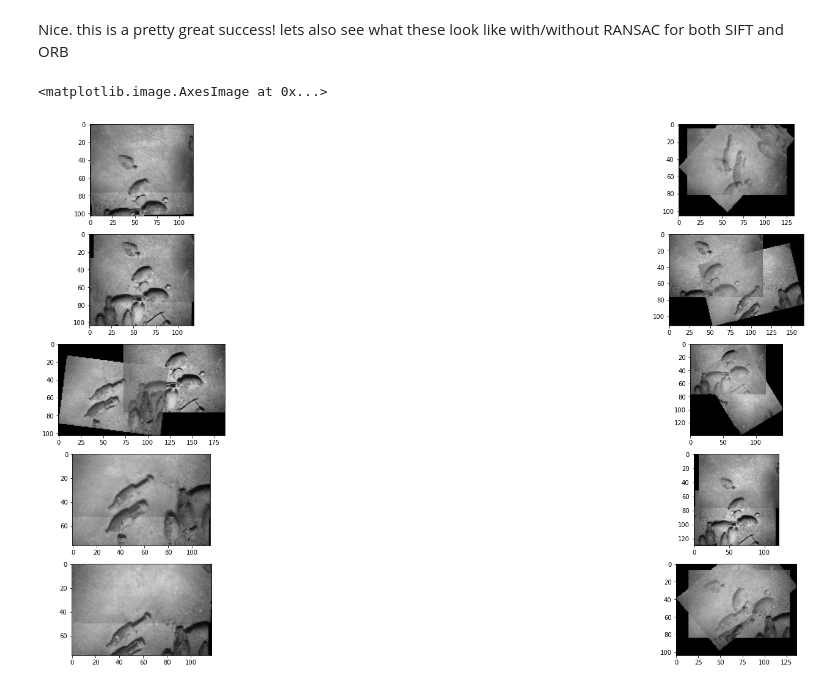
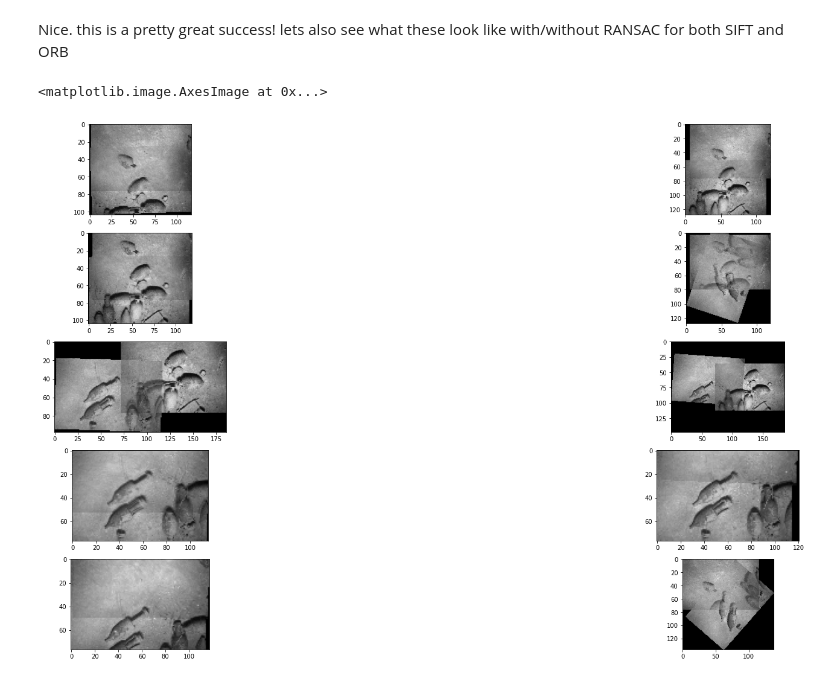
Before and after one commit to JGittles/EECE7150, a Jupyter notebook: HW3/hw3.ipynb, the cells around one changed output. Saved outputs shown, nothing was run; the diff lists cells and outputs as text; code cells hidden in the pictures.

```diff
--- a/HW3/hw3.ipynb
+++ b/HW3/hw3.ipynb
@@ -213,7 +217,7 @@ def mainfunc(image_paths,RANSAC=True,sift=True,matchpts=50):
     for image in image_paths:
         img = cv2.imread(image)
         img=cv2.cvtColor(img, cv2.COLOR_BGR2RGB)
-        img = cv2.resize(img, (0,0), fx=.2, fy=.2)
+        img = cv2.resize(img, (0,0), fx=.5, fy=.5)
         Panorama["panopart"].append({"img":img,"H":H})
     # next, lets use our existing feature detector to calculate homographies for each image as well as shift the entire set for -x shifts
     # as well as relating all secondary neighbors of our central image back to the center image (composite homographies)
@@ -266,31 +270,31 @@ Nice. this is a pretty great success! lets also see what these look like with/wi
 # %%
 # image_paths=['6images/1.tif','6images/2.tif','6images/3.tif','6images/4.tif','6images/5.tif','6images/6.tif']
 p1=['6Images/1.tif','6Images/2.tif']
 p2=['6Images/2.tif','6Images/3.tif']
 p3=['6Images/3.tif','6Images/4.tif']
 p4=['6Images/4.tif','6Images/5.tif']
 p5=['6Images/5.tif','6Images/6.tif']
 p6=['6Images/1.tif','6Images/3.tif']
-p7=['6Images/1.tif','6Images/4.tif']
-p8=['6Images/1.tif','6Images/5.tif']
-p9=['6Images/1.tif','6Images/6.tif']
-p10=['6Images/2.tif','6Images/4.tif']
+p7=['6Images/2.tif','6Images/4.tif']
+p8=['6Images/3.tif','6Images/5.tif']
+p9=['6Images/4.tif','6Images/6.tif']
+p10=['6Images/1.tif','6Images/4.tif']
 pref = "6images/"
 figure, ax = plt.subplots(5, 2, figsize=(32, 16))
-pts=4000
+pts=500
 ax[0,0].imshow(mainfunc(p1,matchpts=pts))
 ax[0,1].imshow(mainfunc(p6,matchpts=pts))
 ax[1,0].imshow(mainfunc(p2,matchpts=pts))
 ax[1,1].imshow(mainfunc(p7,matchpts=pts))
 ax[2,0].imshow(mainfunc(p3,matchpts=pts))
 ax[2,1].imshow(mainfunc(p8,matchpts=pts))
 ax[3,0].imshow(mainfunc(p4,matchpts=pts))
 ax[3,1].imshow(mainfunc(p9,matchpts=pts))
 ax[4,0].imshow(mainfunc(p5,matchpts=pts))
 ax[4,1].imshow(mainfunc(p10,matchpts=pts))
 
 # ax[3].imshow(mainfunc(image_paths,matchpts=150))
 # ax[4].imshow(mainfunc(image_paths,sift=False,matchpts=150))
 # %% [output]
 <matplotlib.image.AxesImage at 0x...>
-[figure, old version]
+[figure, new version]
```
Also changed, not shown: parts of 3 cells of this notebook.
